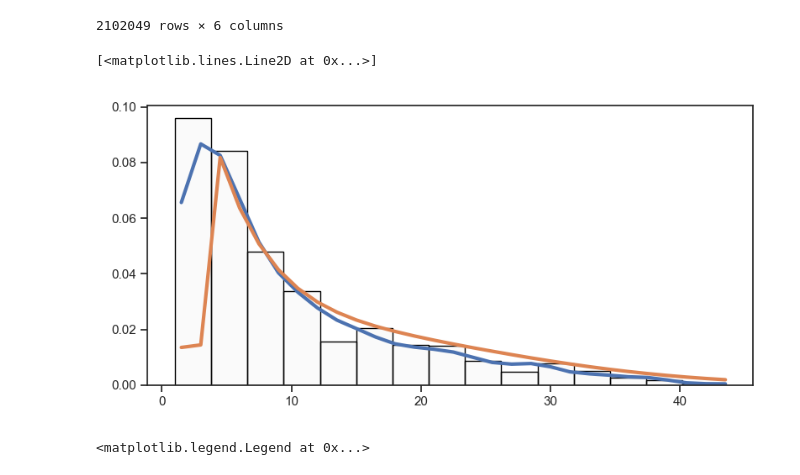
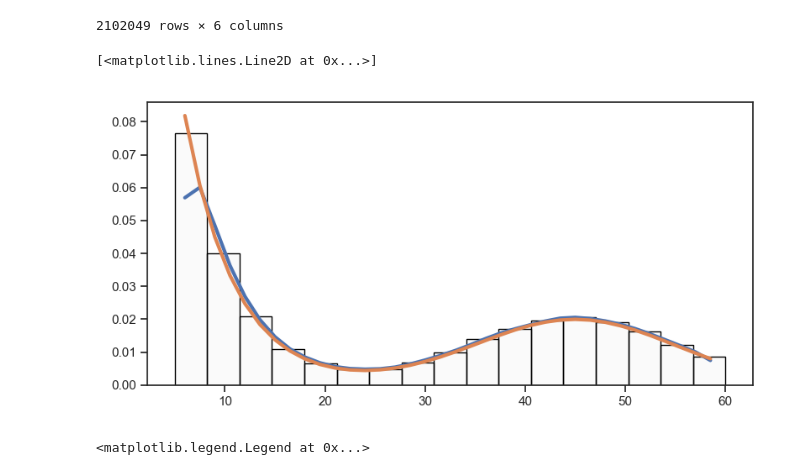
Before and after one commit to TimofeyTis/UBPS2024, a Jupyter notebook: otchet_2sem.ipynb, the cells around one changed output. Drawn from its saved outputs; the diff is of its cells as text; code cells hidden in the pictures.

```diff
--- a/otchet_2sem.ipynb
+++ b/otchet_2sem.ipynb
@@ -230,7 +230,7 @@ rcParams['patch.force_edgecolor'] = True
 
 %matplotlib widget
 
-
+SIZE = 100000
 
 fig = plt.figure(figsize= (8,4))
 
@@ -248,44 +248,47 @@ fig.set_tight_layout(0.05)
 ax = fig.add_subplot( 1,1,1)
 
 
-loc1 = [3.8, 12]
-scale1 = [4.5, 15]
-p1 = [0.35, 0.65]
+loc1 = [5, 45]
+scale1 = [5, 10]
+p1 = [0.5, 0.5]
 f1 = sps.expon(loc=loc1[0], scale=scale1[0])
 f2 = sps.norm(loc=loc1[1], scale=scale1[1])
 f = [f1, f2]
 
 
 
 def F(x): return f1.pdf(x) * p1[0] + f2.pdf(x)*p1[1]
 
 
-mixed_data = accum(filter(42,4),1,8)
-mixed_data = mixed_data[mixed_data<60]
-
+# mixed_data = accum(filter(42,4),1,8)
+mixed_data = np.append(f1.rvs(int(p1[0]*SIZE)) , f2.rvs(int(p1[1]*SIZE)))
+mixed_data = mixed_data[(mixed_data<60)&(mixed_data>5)]
 
 size = len(mixed_data)
 bins =  int(1 + np.log2(size))
 
 h, bins, pathces = ax.hist(mixed_data, bins=bins,edgecolor=(0,0,0),linewidth =1, color=BLUE, density=True)
 # ax.hist(mixed_data, bins=bins, color=(0,0,0,0.2), density=True)
 
 kernel =  lambda x: pow(2*np.pi,-0.5)*np.exp(-0.5*x*x)
 
 h =  1.5
 g = lambda x_: sum([kernel((x_-x)/(h)) for x in mixed_data])/size/h
 
 x = np.arange(h, max(mixed_data) + h, h)
 y = np.array([g(x_) for x_ in x])
 
-ax.plot(x[x<60], y[x<60],linewidth =3 )
+mask = (x<60)&(x>5)
+x = x[mask]
+y= y[mask]
+ax.plot(x, y,linewidth =3 )
 
 
 
 ax.plot(x, F(x), linewidth =3)
 # %% [output]
 [<matplotlib.lines.Line2D at 0x...>]
-[figure, old version]
+[figure, new version]
 # %%
 loc1 = [3.8, 12]
 scale1 = [4.5, 15]
```
Also changed, not shown: parts of 12 cells of this notebook, 10 other files.
